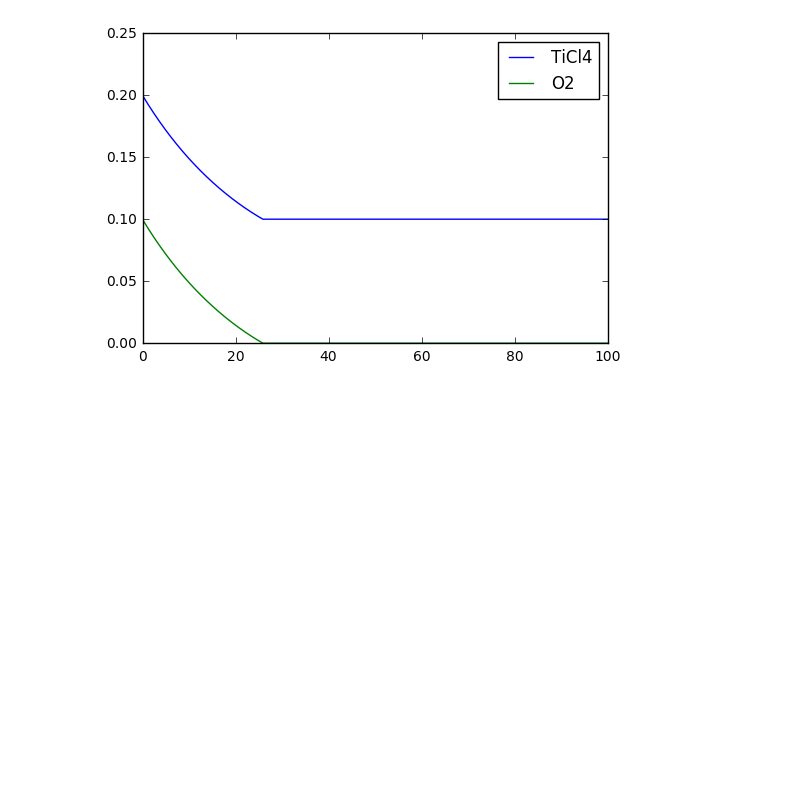
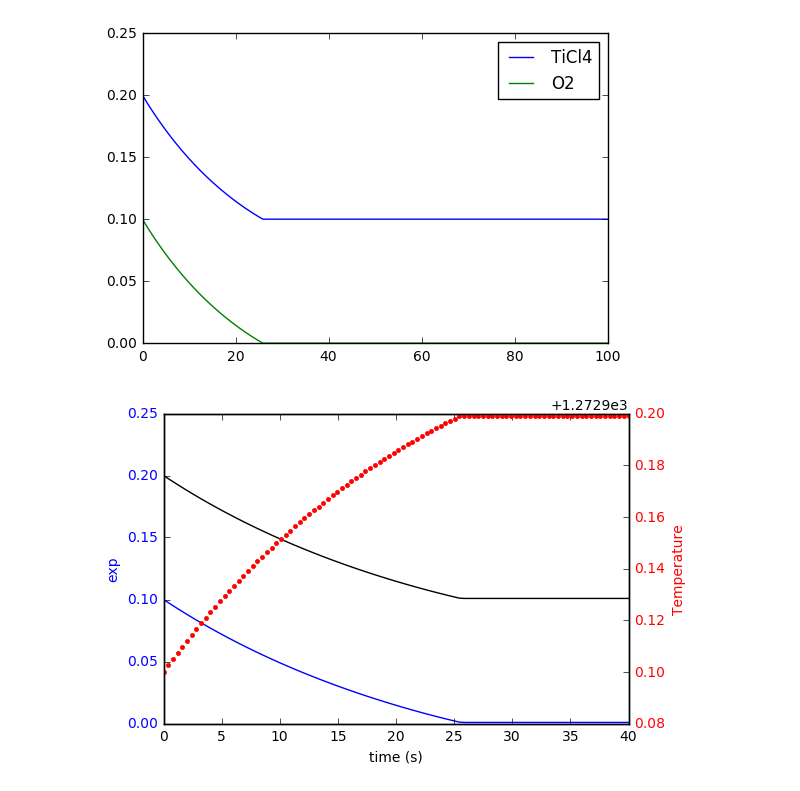
Before and after one commit to jtr5395/TiO2-Modeling, a Jupyter notebook: Comparison of Assumptions.ipynb, the cells around one changed output. Saved outputs shown, nothing was run; the diff lists cells and outputs as text; code cells hidden in the pictures; blank space fills up the shorter version.

Commit message:
Made temperature dependence possible

```diff
--- a/Comparison of Assumptions.ipynb
+++ b/Comparison of Assumptions.ipynb
@@ -89,0 +88,66 @@ plt.show()
+# %%
+# Actual rate equation, non-constant T, constant P
+
+A1 = 8.26e4 # s^-1
+A2 = 1.4e5 #
+Ea = 88000 # J/mol
+R = 8.314 # J/mol*K
+T = 1273
+
+TiCl40 = 0.2
+O20 = 0.1
+T0 = 1273
+
+# P will not be defined so that the reactant concentrations can be altered directly
+
+initial_conditions = (TiCl40, O20, T0, 0)
+
+end_time = 40
+steps = 100
+
+def rates(variables, time):
+    """
+    Return the right hand side of the ODE
+    """
+    TiCl4, O2, T, T_previous = variables
+
+    k1 = A1*np.exp(-Ea/(R*T)) * 1e-3
+
+    k2 = A2*np.exp(-Ea/(R*T)) * 1e-3
+
+    if O2 - (k1+k2*np.sqrt(O2))*TiCl4*end_time/steps <= 0 or np.isclose(0,O2) :
+        return (0, 0, 0)
+
+    else:
+        rate_TiCl4 = -(k1+k2*np.sqrt(O2))*TiCl4
+        rate_O2 = -(k1+k2*np.sqrt(O2))*TiCl4
+
+        rate_T = (k1+k2*np.sqrt(O2))*TiCl4
+        T_previous = T_previous-rate_T
+
+        return (rate_TiCl4, rate_O2, rate_T, T_previous)
+
+times = np.linspace(0, end_time, steps)
+result = odeint(rates, initial_conditions, times)
+TiCl4 = result[:,0]
+O2 = result[:,1]
+Ts = result[:,2]
+
+fig, ax1 = plt.subplots()
+ax1.plot(times, O2, 'b-')
+ax1.plot(times, TiCl4, 'k-')
+ax1.set_xlabel('time (s)')
+# Make the y-axis label and tick labels match the line color.
+ax1.set_ylabel('exp', color='b')
+for tl in ax1.get_yticklabels():
+    tl.set_color('b')
+
+
+ax2 = ax1.twinx()
+ax2.plot(times, Ts, 'r.')
+ax2.set_ylabel('Temperature', color='r')
+for tl in ax2.get_yticklabels():
+    tl.set_color('r')
+plt.show()
+# %% [output]
+[figure, added]
```
Also changed, not shown: parts of 2 cells of this notebook.
